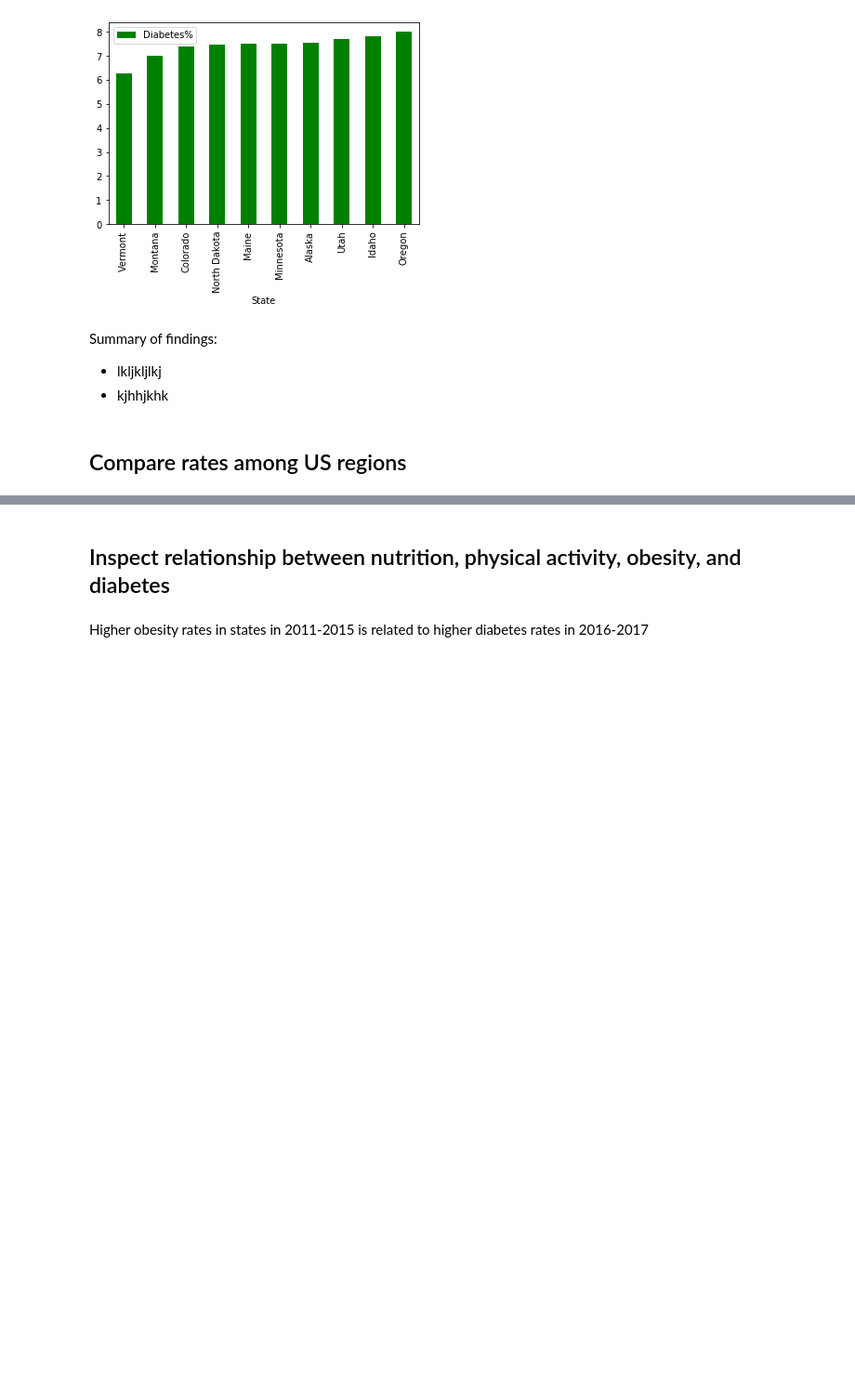
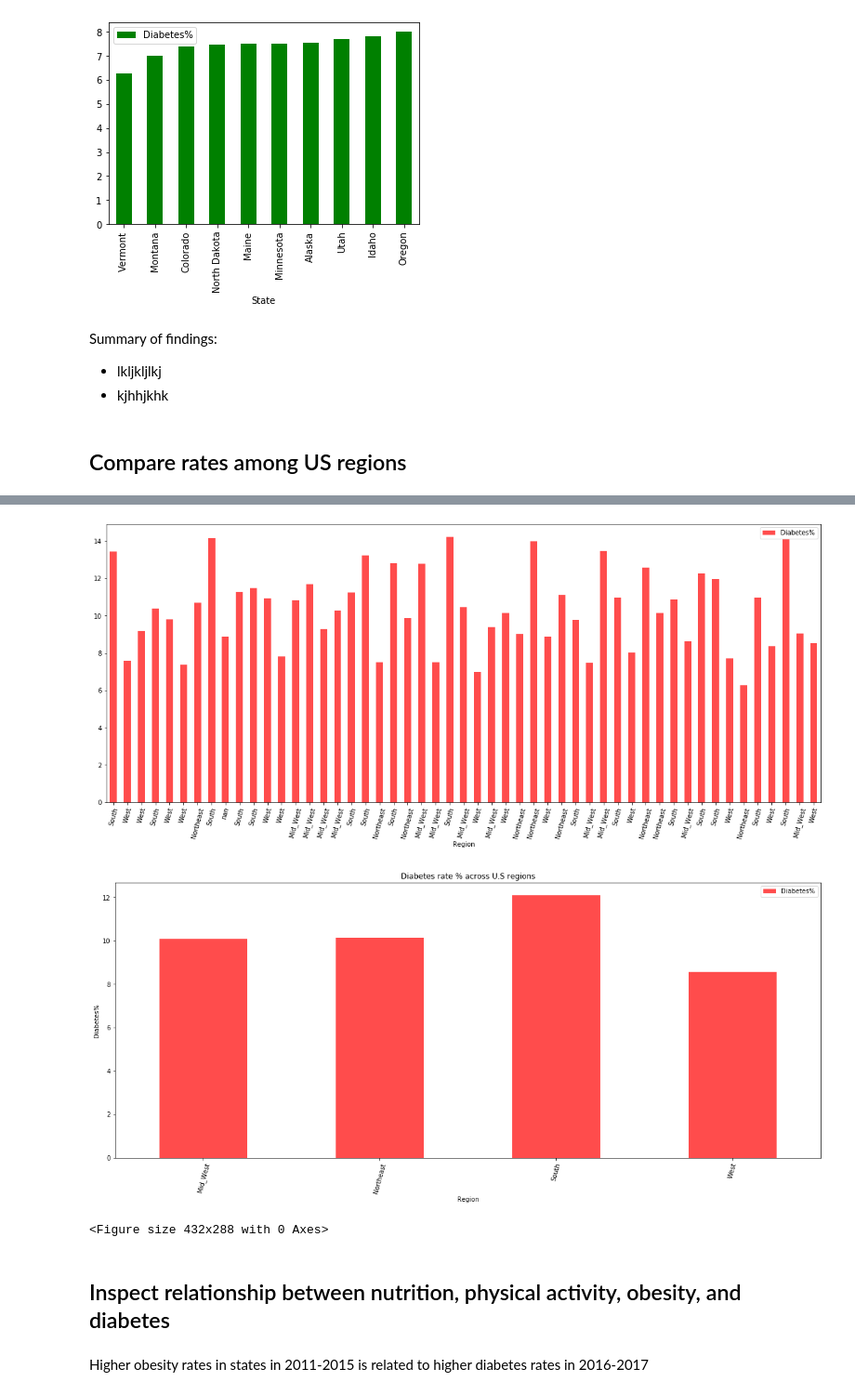
Before and after one commit to the-liat/project-1, a Jupyter notebook: Diabetes Analysis.ipynb, the cells around one changed output, grey strips where cells are left out. Shown at 93% size. Cells and saved outputs as stored; diff of their text form; code cells hidden in the pictures; blank space fills up the shorter version.

Commit message:
revised code for diabetes% across US Region

```diff
--- a/Diabetes Analysis.ipynb
+++ b/Diabetes Analysis.ipynb
@@ -369,0 +238,19 @@ print(merged_df)
+# %%
+#Idenifying rates in each region
+states_to_region_dict = {'Montana': 'West', 'Idaho': 'West', 'Wyoming': 'West', 'Colorado': 'West', 'New Mexico': 'West',
+           'Arizona': 'West', 'Utah': 'West', 'Nevada': 'West', 'California': 'West', 'Oregon': 'West',
+           'Washington': 'West', 'Alaska': 'West', 'Hawaii': 'West',
+                         'Illinois': 'Mid_West', 'Indiana': 'Mid_West', 'Iowa': 'Mid_West', 'Kansas': 'Mid_West', 'Michigan': 'Mid_West',
+           'Minnesota': 'Mid_West', 'Missouri': 'Mid_West', 'Nebraska': 'Mid_West', 'North Dakota': 'Mid_West', 'Ohio': 'Mid_West',
+           'South Dakota': 'Mid_West', 'Wisconsin': 'Mid_West',
+                         'Delaware': 'South', 'Florida': 'South', 'Georgia': 'South', 'Maryland': 'South', 'North Carolina': 'South',
+           'South Carolina': 'South', 'Virginia': 'South', 'West Virginia': 'South', 'Alabama': 'South', 'Kentucky': 'South', 'Louisiana':'South', 'Oklahoma':'South', 'Texas':'South',
+           'Mississippi': 'South', 'Tennessee': 'South', 'Arkansas': 'South',
+                         'Connecticut': 'Northeast', 'Maine': 'Northeast', 'Massachusetts': 'Northeast', 'New Hampshire': 'Northeast', 'Rhode Island': 'Northeast',
+           'Vermont': 'Northeast', 'New Jersey': 'Northeast', 'New York': 'Northeast', 'Pennsylvania': 'Northeast'
+}
+merged_df['Region'] = merged_df['State'].map(states_to_region_dict)
+print(merged_df)
+
+# save the DataFrame to a CSV file
+merged_df.to_csv('states_regions.csv', index=False)
@@ -370,3 +275,29 @@ print(merged_df)
+# %%
+#Extract data from csv file
+df = pd.read_csv('states_regions.csv')
+
+# Plot the bar chart
+merged_df.plot(kind='bar', x='Region', y='Diabetes%', color='Red', alpha =0.7, figsize = (20,8), rot = 75)
+
+
+# Group the data by region
+grouped_df = df.groupby(['Region'])['Diabetes%'].mean().reset_index()
+
+# Plot the bar chart
+grouped_df.plot(kind='bar', x='Region', y='Diabetes%', color='Red', alpha =0.7, figsize = (20,8), rot = 75)
+
+# Add labels and title
+plt.xlabel('Region')
+plt.ylabel('Diabetes%')
+plt.title('Diabetes rate % across U.S regions')
+
+# Show plot
+plt.show()
+plt.tight_layout()
+# %% [output]
+[figure, added]
+[figure, added]
+<Figure size 432x288 with 0 Axes>
 # %% [markdown]
 ## Inspect relationship between nutrition, physical activity, obesity, and diabetes
 # %%
```
Also changed, not shown: parts of 7 cells of this notebook, 2 other files.
